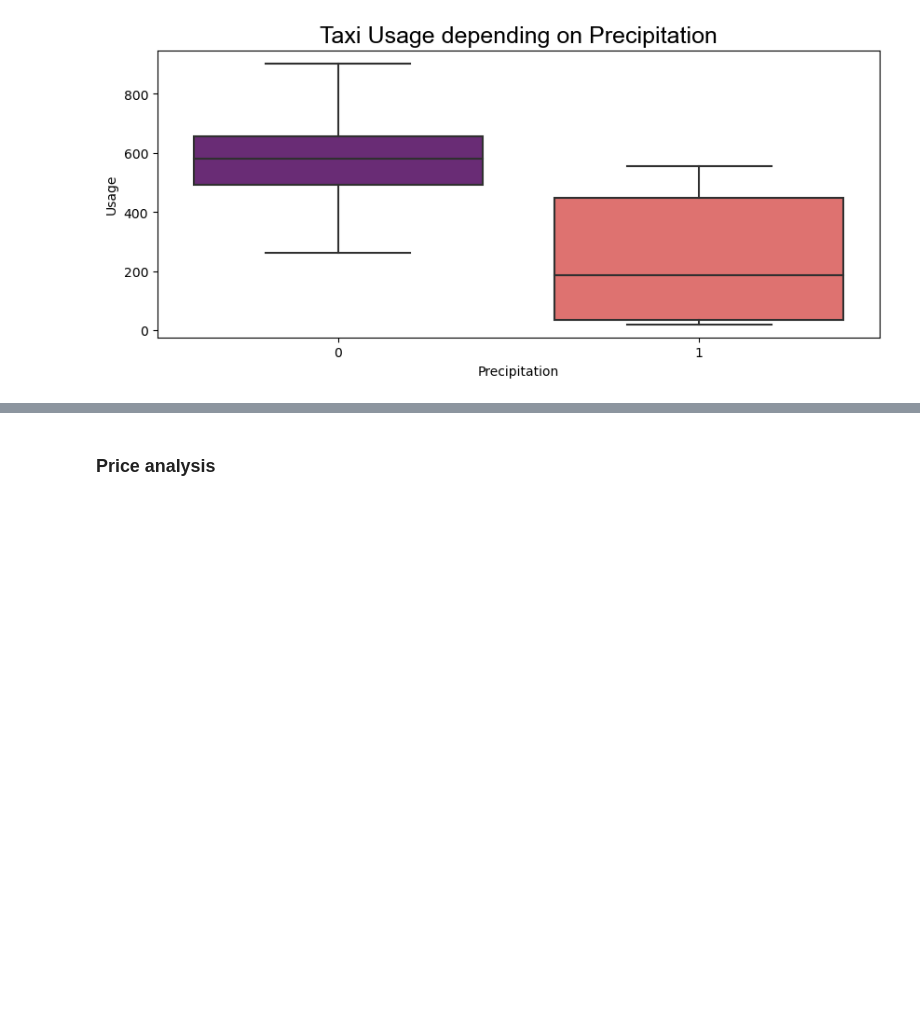
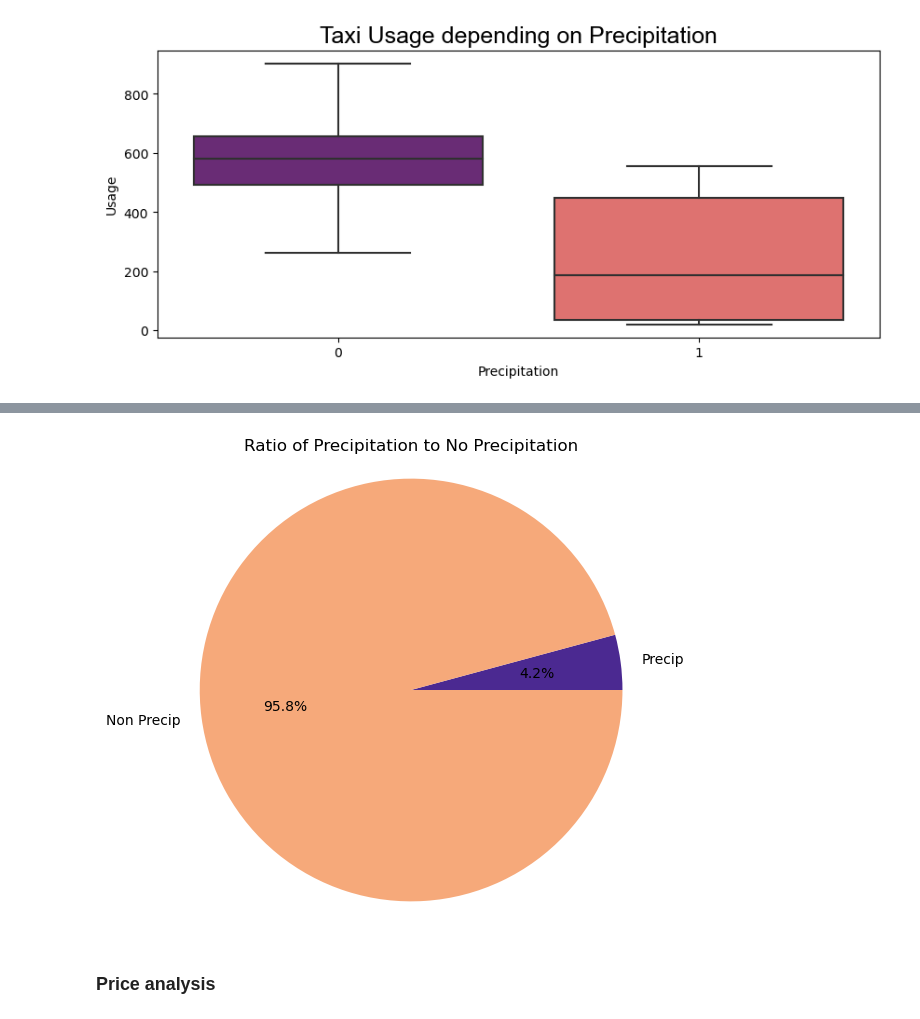
Before and after one commit to Jerematix/aaa, a Jupyter notebook: notebooks/2_descriptive_analysis/02_patterns.ipynb, the cells around one changed output, grey strips where cells are left out. Saved outputs shown, nothing was run; the diff lists cells and outputs as text; code cells hidden in the pictures; blank space fills up the shorter version.

```diff
--- a/notebooks/2_descriptive_analysis/02_patterns.ipynb
+++ b/notebooks/2_descriptive_analysis/02_patterns.ipynb
@@ -215,3 +200,17 @@ fig.show()
+# %%
+######### Hier aufzeigen, dass es in Chicago generell kaum regnet, weshalb die Werte darüber zeigen, dass es mehr Taxifahrten ohen Regen gibt (ander als unsere Erwartung)
+
+categories = ['Precip', 'Non Precip']
+values = [precip_count, non_precip_count]
+colors = ["#4B2991", "#F6A97A"]
+
+plt.figure(figsize=(6, 6))
+plt.pie(values, labels=categories, colors=colors, autopct='%1.1f%%',startangle=0 )
+plt.title('Ratio of Precipitation to No Precipitation')
+plt.axis('equal')  # Equal aspect ratio ensures that pie is drawn as a circle.
+plt.show()
+# %% [output]
+[figure, added]
 # %% [markdown]
 ### Price analysis
 # %%
```
Also changed, not shown: parts of 10 cells of this notebook.
